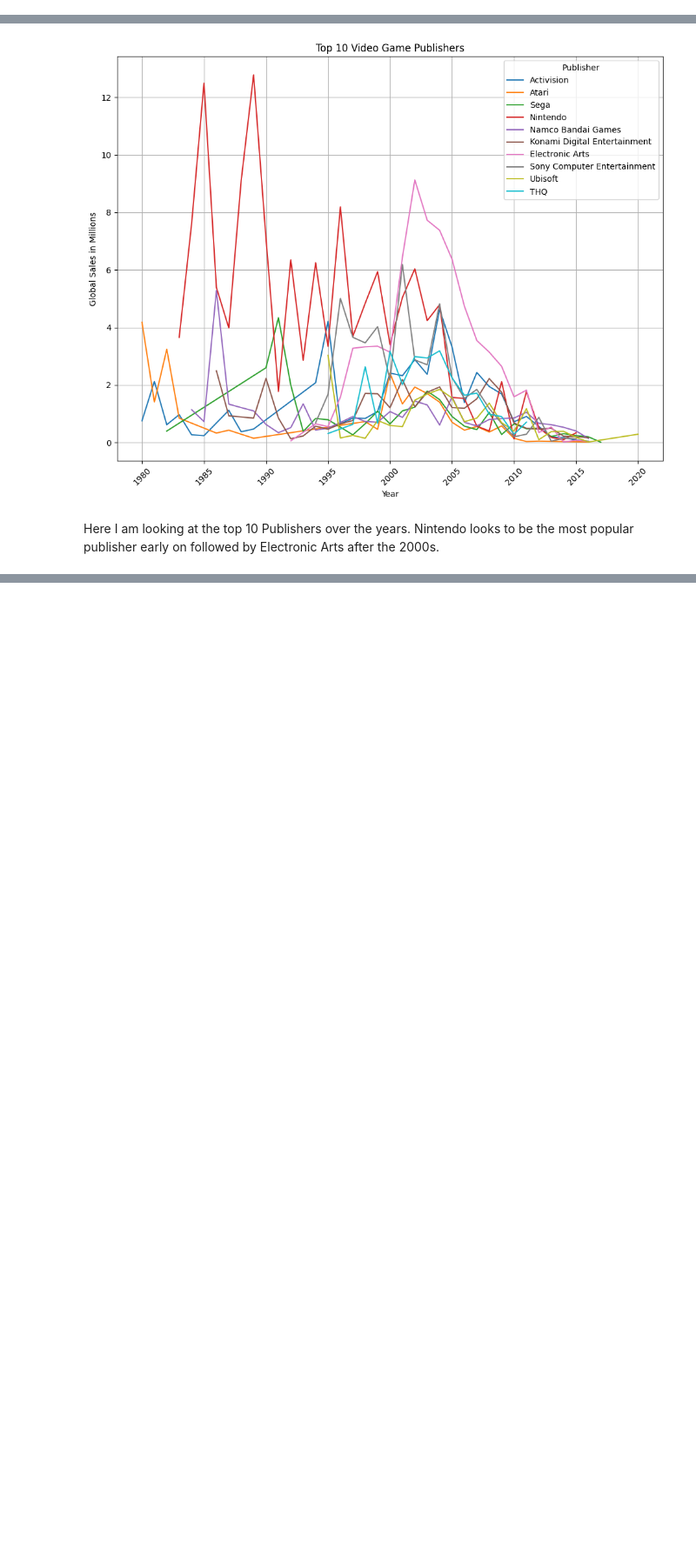
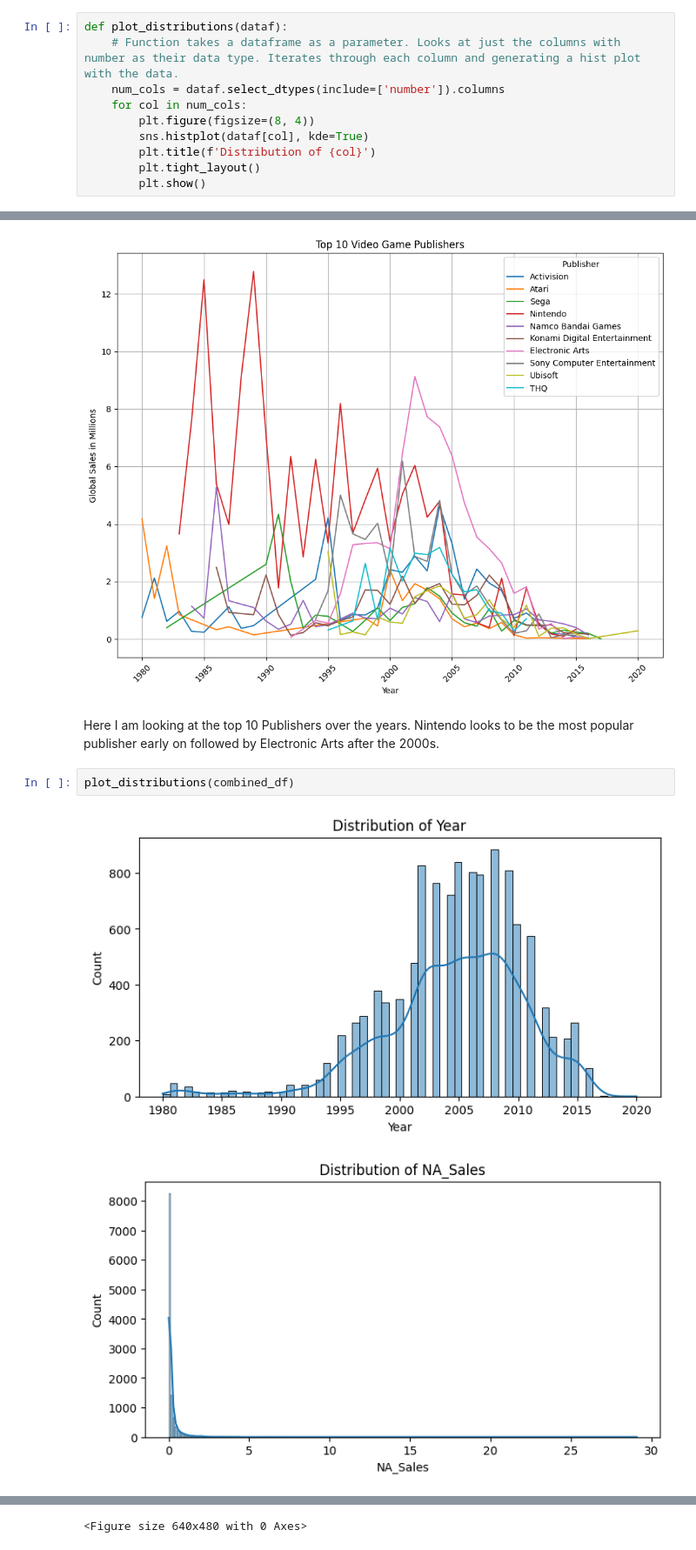
Before and after one commit to cadencheek/video_game_sales_analysis, a Jupyter notebook: video_game_sales_dataframe.ipynb, the cells around one changed output, grey strips where cells are left out. Shown at 87% size. Drawn from its saved outputs; the diff is of its cells as text; blank space fills up the shorter version.

Commit message:
added functions to main notebook

```diff
--- a/video_game_sales_dataframe.ipynb
+++ b/video_game_sales_dataframe.ipynb
@@ -24,4 +25,14 @@ def quick_eda(dataf):
     print('Duplicated: ', dataf.duplicated().sum())
     print('Shape: ' ,dataf.shape)
     print('Columns with NA:\n' ,dataf.isna().sum())
+# %%
+def plot_distributions(dataf):
+    # Function takes a dataframe as a parameter. Looks at just the columns with number as their data type. Iterates through each column and generating a hist plot with the data.
+    num_cols = dataf.select_dtypes(include=['number']).columns
+    for col in num_cols:
+        plt.figure(figsize=(8, 4))
+        sns.histplot(dataf[col], kde=True)
+        plt.title(f'Distribution of {col}')
+        plt.tight_layout()
+        plt.show()
 # %% [markdown]
@@ -344,3 +346,8 @@ plt.tight_layout()
 [figure]
 # %% [markdown]
 Here I am looking at the top 10 Publishers over the years. Nintendo looks to be the most popular publisher early on followed by Electronic Arts after the 2000s.
+# %%
+plot_distributions(combined_df)
+# %% [output]
+[figure, added]
+[figure, added]
@@ -346,0 +363 @@ Here I am looking at the top 10 Publishers over the years. Nintendo looks to be
+<Figure size 640x480 with 0 Axes>
```
Also changed, not shown: parts of 7 cells of this notebook.
